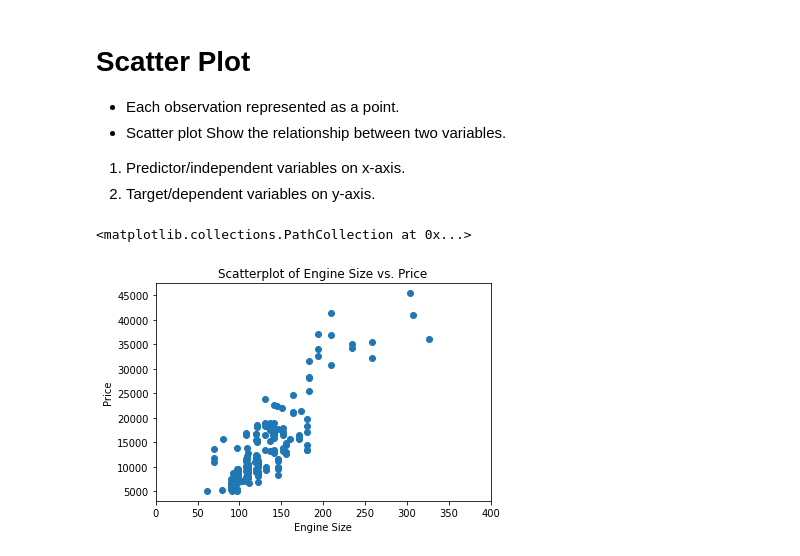
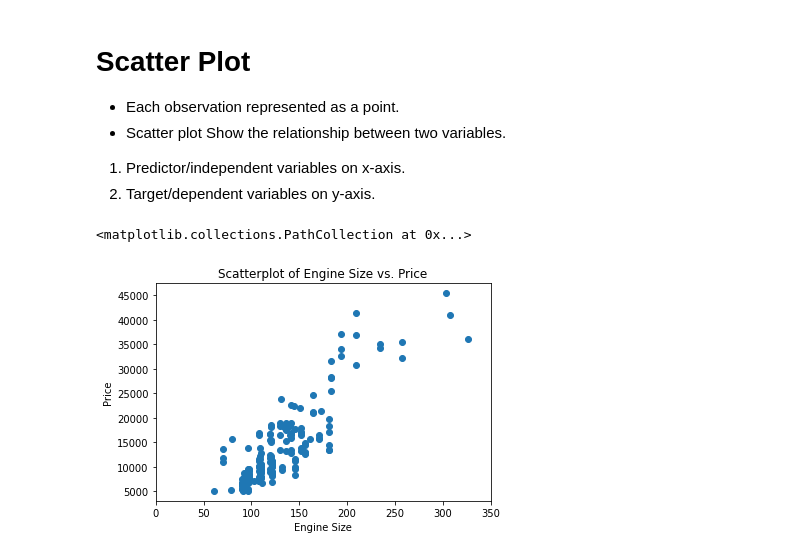
Before and after one commit to dilaraesmer/IBM-DA0101EN, a Jupyter notebook: Data_Analysis_with_Python.ipynb, the cells around one changed output. Cells and saved outputs as stored; diff of their text form; code cells hidden in the pictures.

```diff
--- a/Data_Analysis_with_Python.ipynb
+++ b/Data_Analysis_with_Python.ipynb
@@ -383,14 +383,14 @@ sns.boxplot(x = "drive-wheels", y = "price", data=df)
 1. Predictor/independent variables on x-axis.
 2. Target/dependent variables on y-axis.
 # %%
-plt.xlim(0,400)
+plt.xlim(0,350)
 plt.title("Scatterplot of Engine Size vs. Price")
 plt.xlabel("Engine Size")
 plt.ylabel("Price")
 
 x=df["engine-size"]
 y=df["price"]
 plt.scatter(x,y)
 # %% [output]
 <matplotlib.collections.PathCollection at 0x...>
-[figure, old version]
+[figure, new version]
```
